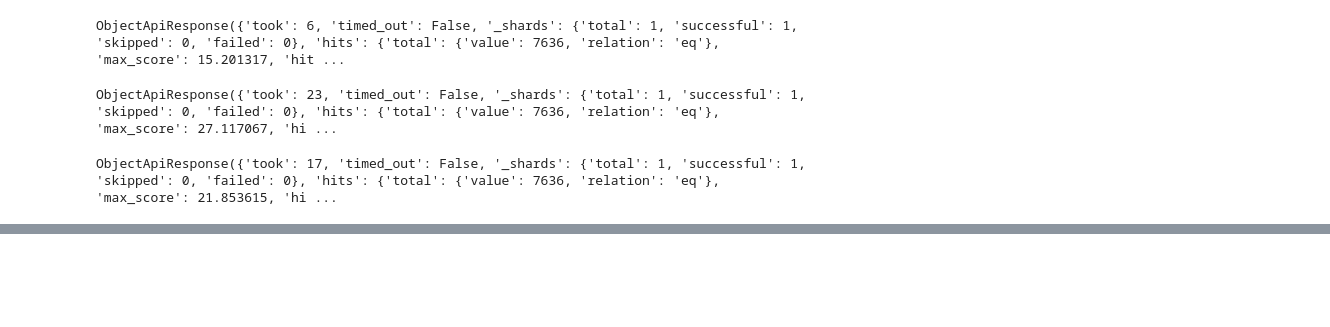
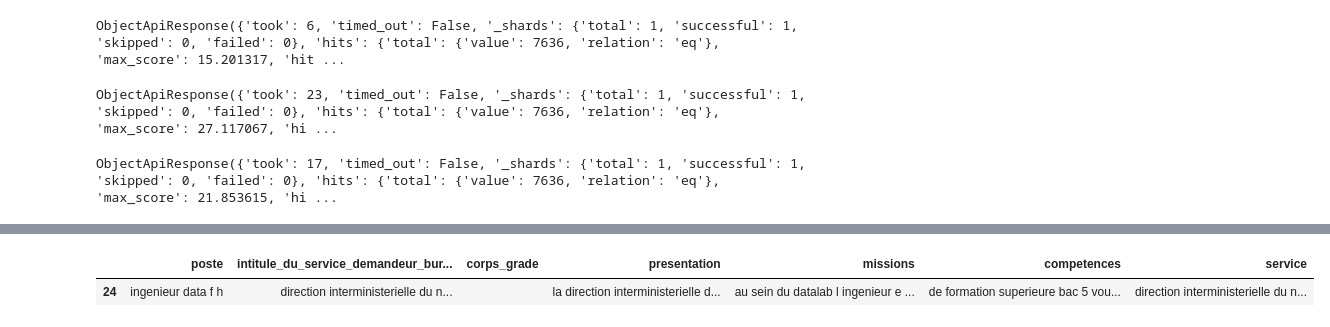
Before and after one commit to johnplt/ted, a Jupyter notebook: notebook/ted.ipynb, the cells around one changed output, grey strips where cells are left out. Drawn from its saved outputs; the diff is of its cells as text; code cells hidden in the pictures; blank space fills up the shorter version.

```diff
--- a/notebook/ted.ipynb
+++ b/notebook/ted.ipynb
@@ -247,3 +273,13 @@ fullsearch_designer = es_client.search(index = "services", # l'index dans lequel
 fullsearch_designer
 # %% [output]
 ObjectApiResponse({'took': 17, 'timed_out': False, '_shards': {'total': 1, 'successful': 1, 'skipped': 0, 'failed': 0}, 'hits': {'total': {'value': 7636, 'relation': 'eq'}, 'max_score': 21.853615, 'hi ...
+# %%
+def get_services(es,query):
+    fullsearch = es.search(index = "services", # l'index dans lequel on cherche
+                       q = query, # notre requête textuelle
+                       size = 1)
+    return fullsearch['hits']['hits'][0]['_source']['nom']
+# %%
+def add_services(df, list_cols,es):
+    df['service'] = df[list_cols].apply(lambda row: get_services(es,' '.join(row.values.astype(str))), axis=1)
+    return df
@@ -249,0 +302,4 @@ ObjectApiResponse({'took': 17, 'timed_out': False, '_shards': {'total': 1, 'succ
+# %%
+list_cols = ['poste','intitule_du_service_demandeur_bureau_section','corps_grade'] #,'presentation','missions','competences'
+fdp_temp = fdp_clean[fdp_clean['poste'].str.contains("data engineer",na=False)|fdp_clean['competences'].str.contains("data engineer",na=False)]
+fdp_with_services =  fdp_temp.pipe(add_services,list_cols,es_client)
@@ -249,0 +312,5 @@ ObjectApiResponse({'took': 17, 'timed_out': False, '_shards': {'total': 1, 'succ
+# %%
+fdp_with_services
+# %% [output]
+|  | poste | intitule_du_service_demandeur_bur... | corps_grade | presentation | missions | competences | service |
+| 24 | ingenieur data f h | direction interministerielle du n... |  | la direction interministerielle d... | au sein du datalab l ingenieur e ... | de formation superieure bac 5 vou... | direction interministerielle du n... |
```
Also changed, not shown: parts of 7 cells of this notebook.
